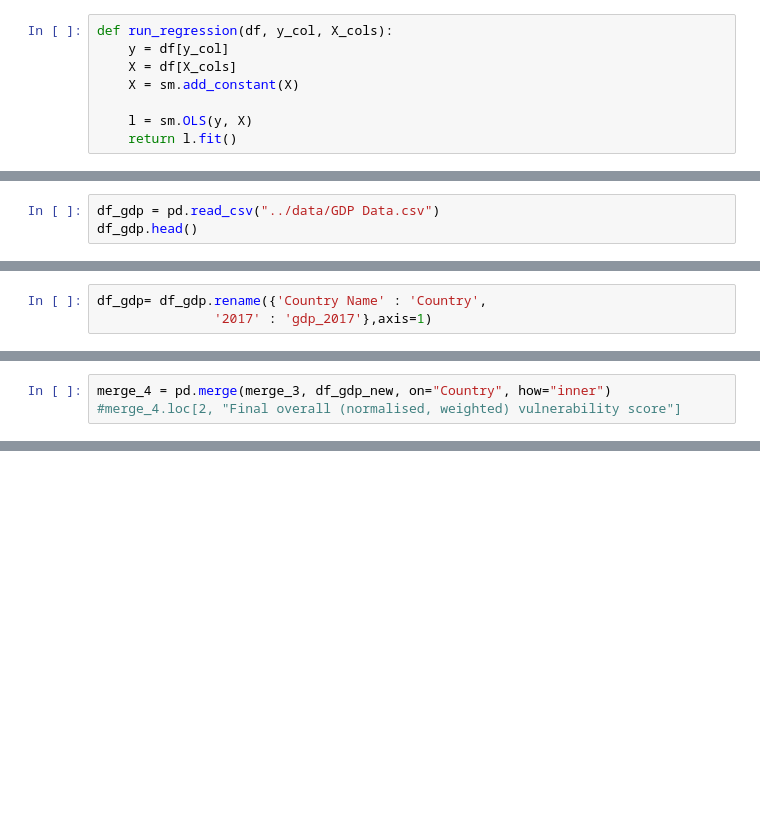
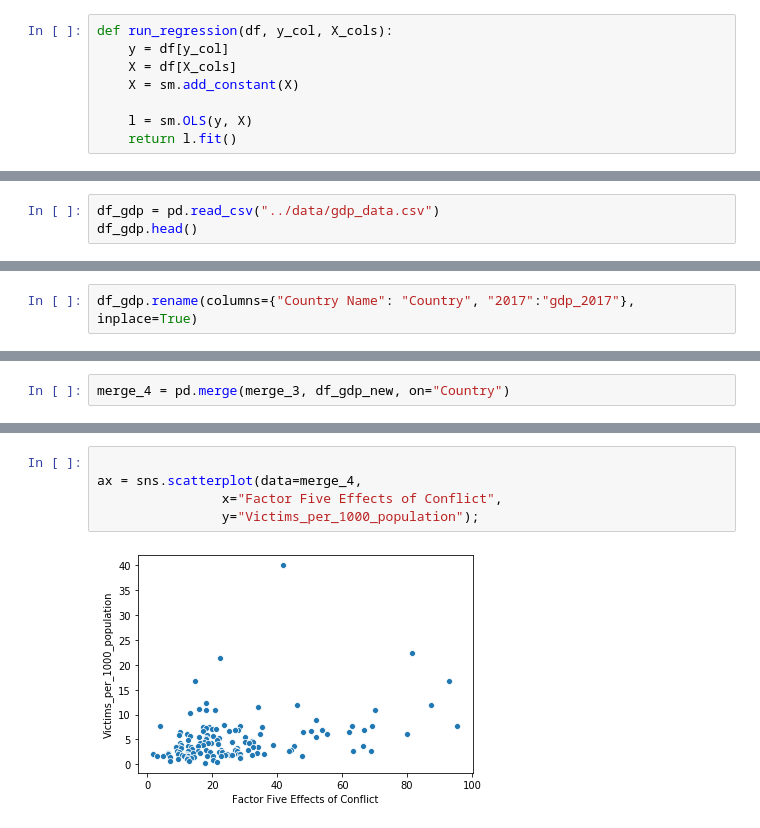
Before and after one commit to mahooi/Globalization, a Jupyter notebook: Notebooks/Access to Education Analysis.ipynb, the cells around one changed output, grey strips where cells are left out. Saved outputs shown, nothing was run; the diff lists cells and outputs as text; blank space fills up the shorter version.

```diff
--- a/Notebooks/Access to Education Analysis.ipynb
+++ b/Notebooks/Access to Education Analysis.ipynb
@@ -572,4 +532,4 @@ strong multicollinearity or other numerical problems.
 # %%
-df_gdp = pd.read_csv("../data/GDP Data.csv")
+df_gdp = pd.read_csv("../data/gdp_data.csv")
 df_gdp.head()
 # %% [output]
@@ -579,3 +545,2 @@ FileNotFoundError: [Errno 2] File ../data/GDP Data.csv does not exist: '../data/
 # %%
-df_gdp= df_gdp.rename({'Country Name' : 'Country',
-               '2017' : 'gdp_2017'},axis=1)
+df_gdp.rename(columns={"Country Name": "Country", "2017":"gdp_2017"}, inplace=True)
@@ -590,3 +579,2 @@ df_gdp_new.head()
 # %%
-merge_4 = pd.merge(merge_3, df_gdp_new, on="Country", how="inner")
-#merge_4.loc[2, "Final overall (normalised, weighted) vulnerability score"]
+merge_4 = pd.merge(merge_3, df_gdp_new, on="Country")
@@ -605,0 +626,7 @@ merge_4[["Victims_per_1000_population",
+# %%
+
+ax = sns.scatterplot(data=merge_4,
+                x="Factor Five Effects of Conflict",
+                y="Victims_per_1000_population");
+# %% [output]
+[figure, added]
```
Also changed, not shown: parts of 108 cells of this notebook.
